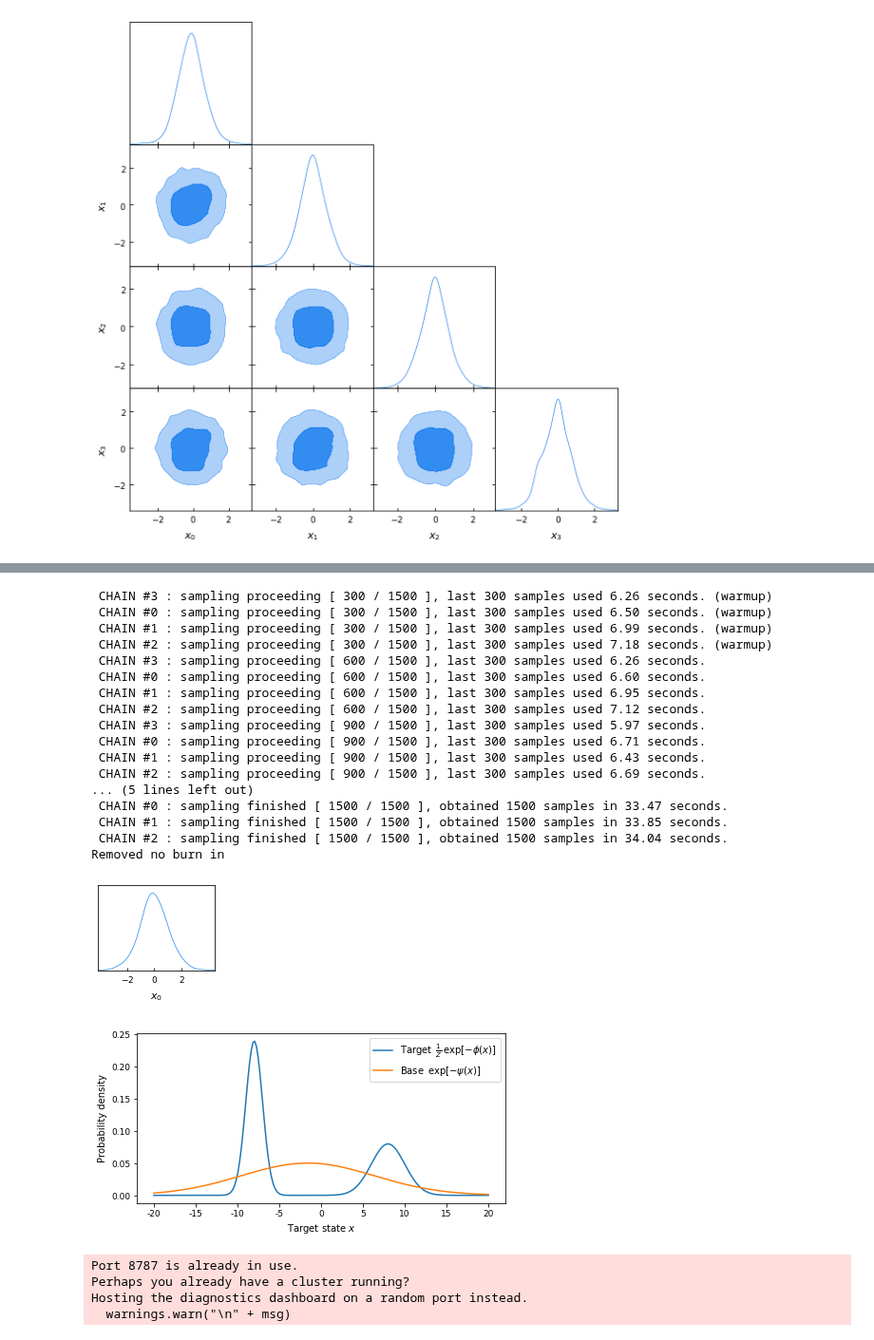
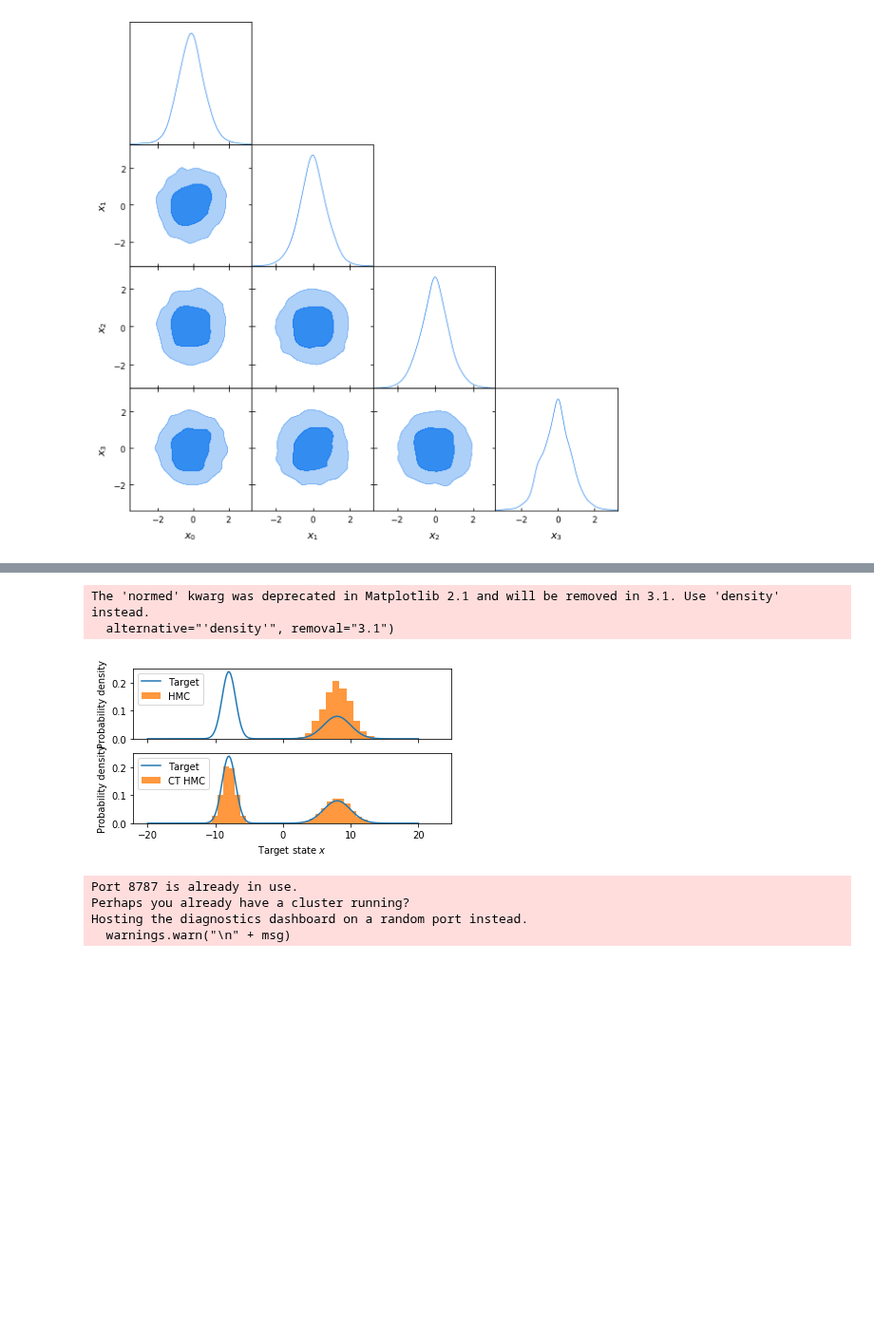
Before and after one commit to h3jia/bayesfast, a Jupyter notebook: examples/sample-2.ipynb, the cells around one changed output, grey strips where cells are left out. Shown at 95% size. Cells and saved outputs as stored; diff of their text form; code cells hidden in the pictures; blank space fills up the shorter version.

Commit message:
Fixed bugs with THMC. Now can reproduce 1-D example from Graham '17.

```diff
--- a/examples/sample-2.ipynb
+++ b/examples/sample-2.ipynb
@@ -208,7 +208,7 @@ Removed no burn in
 # 1-D Graham '17 example
 import bayesfast as bf
 import numpy as np
-from bayesfast.samplers import TTrace
+from bayesfast.samplers import TTrace, HTrace
 
 from distributed import Client, LocalCluster
 cluster = LocalCluster(n_workers=4, threads_per_worker=1)
@@ -258,32 +258,46 @@ def gradmpsi(x):
 
 testden = bf.DensityLite(logp=mphi, grad=gradmphi, input_size=D)
 testprior = bf.DensityLite(logp=mpsi, grad=gradmpsi, input_size=D)
-# trace = TTrace(n_iter=6000, n_warmup=1000)
-testsam = bf.sample(testden, prior=testprior, client=client, sampler='THMC', n_steps=20, dt=1)
-# testsam = bf.sample(testden, client=client, sampler='HMC', dt = 1)
+trace = TTrace(n_chain=4, n_iter=3000, n_warmup=100, adapt_step_size=False, step_size=1, adapt_metric=False, use_nuts=False)
+testsam = bf.sample(testden, prior=testprior, trace=trace, client=client, sampler='THMC', n_steps=20, dt=1)
+hmctrace = HTrace(n_chain=4, n_iter=1000, n_warmup=100, adapt_step_size=False, step_size=1, adapt_metric=False)
+testsam_hmc = bf.sample(testden, trace=hmctrace, client=client, sampler='HMC', n_steps=20, dt = 1)
 
 %matplotlib inline
 from getdist import plots, MCSamples
 import matplotlib.pyplot as plt
 
-names = ["x_%s"%i for i in range(D)]
-labels = ["x_%s"%i for i in range(D)]
-s = MCSamples(samples=testsam().reshape((-1, D)), names=names, labels=labels)
-g = plots.getSubplotPlotter()
-g.settings.axes_fontsize = 12
-g.settings.lab_fontsize = 14
-g.triangle_plot([s], filled=True, contour_args={'alpha':0.8})
+# names = ["x_%s"%i for i in range(D)]
+# labels = ["x_%s"%i for i in range(D)]
+# s = MCSamples(samples=testsam().reshape((-1, D)), names=names, labels=labels)
+# g = plots.getSubplotPlotter()
+# g.settings.axes_fontsize = 12
+# g.settings.lab_fontsize = 14
+# g.triangle_plot([s], filled=True, contour_args={'alpha':0.8})
 
-fig = plt.figure(figsize=(6, 3))
-ax = fig.add_subplot(1, 1, 1)
+# fig = plt.figure(figsize=(6, 3))
+# ax = fig.add_subplot(1, 1, 1)
+# xs = np.linspace(-20, 20, 200)
+# ax.plot(xs, np.exp(-phi(xs)))
+# ax.plot(xs, np.exp(-psi(xs)))
+# ax.legend([r'Target $\,\frac{1}{Z}\,\exp[-\phi(x)]$', r'Base $\,\exp[-\psi(x)]$'])
+# ax.set_xlabel(r'Target state $x$')
+# ax.set_ylabel(r'Probability density')
+# ax.set_xticklabels(['{0:.0f}'.format(tick) for tick in ax.get_xticks()], fontsize=9)
+# ax.set_yticklabels(['{0:.2f}'.format(tick) for tick in ax.get_yticks()], fontsize=9)
+# fig.tight_layout(pad=0)
+# plt.show()
+
+fig, axes = plt.subplots(2, 1, sharex=True, figsize=(6, 3))
 xs = np.linspace(-20, 20, 200)
-ax.plot(xs, np.exp(-phi(xs)))
-ax.plot(xs, np.exp(-psi(xs)))
-ax.legend([r'Target $\,\frac{1}{Z}\,\exp[-\phi(x)]$', r'Base $\,\exp[-\psi(x)]$'])
-ax.set_xlabel(r'Target state $x$')
-ax.set_ylabel(r'Probability density')
-ax.set_xticklabels(['{0:.0f}'.format(tick) for tick in ax.get_xticks()], fontsize=9)
-ax.set_yticklabels(['{0:.2f}'.format(tick) for tick in ax.get_yticks()], fontsize=9)
-fig.tight_layout(pad=0)
-plt.show()
+axes[0].plot(xs, np.exp(-phi(xs)))
+axes[1].plot(xs, np.exp(-phi(xs)))
+axes[0].hist(testsam_hmc.samples.reshape(-1), 15, normed=True, alpha=0.8)
+axes[1].hist(testsam.samples.reshape(-1), 50, weights=testsam.pbeta1.reshape(-1), normed=True, alpha=0.8)
+axes[1].set_xlabel(r'Target state $x$')
+axes[0].set_ylabel(r'Probability density')
+axes[1].set_ylabel(r'Probability density')
+axes[0].legend(['Target', 'HMC'], ncol=1, loc='upper left')
+axes[1].legend(['Target', 'CT HMC'], ncol=1, loc='upper left')
+fig.show()
 # %% [output]
@@ -294,22 +321,6 @@ Hosting the diagnostics dashboard on a random port instead.
- CHAIN #3 : sampling proceeding [ 300 / 1500 ], last 300 samples used 6.26 seconds. (warmup)
- CHAIN #0 : sampling proceeding [ 300 / 1500 ], last 300 samples used 6.50 seconds. (warmup)
- CHAIN #1 : sampling proceeding [ 300 / 1500 ], last 300 samples used 6.99 seconds. (warmup)
- CHAIN #2 : sampling proceeding [ 300 / 1500 ], last 300 samples used 7.18 seconds. (warmup)
- CHAIN #3 : sampling proceeding [ 600 / 1500 ], last 300 samples used 6.26 seconds.
- CHAIN #0 : sampling proceeding [ 600 / 1500 ], last 300 samples used 6.60 seconds.
- CHAIN #1 : sampling proceeding [ 600 / 1500 ], last 300 samples used 6.95 seconds.
- CHAIN #2 : sampling proceeding [ 600 / 1500 ], last 300 samples used 7.12 seconds.
- CHAIN #3 : sampling proceeding [ 900 / 1500 ], last 300 samples used 5.97 seconds.
- CHAIN #0 : sampling proceeding [ 900 / 1500 ], last 300 samples used 6.71 seconds.
- CHAIN #1 : sampling proceeding [ 900 / 1500 ], last 300 samples used 6.43 seconds.
- CHAIN #2 : sampling proceeding [ 900 / 1500 ], last 300 samples used 6.69 seconds.
-... (5 lines left out)
- CHAIN #0 : sampling finished [ 1500 / 1500 ], obtained 1500 samples in 33.47 seconds.
- CHAIN #1 : sampling finished [ 1500 / 1500 ], obtained 1500 samples in 33.85 seconds.
- CHAIN #2 : sampling finished [ 1500 / 1500 ], obtained 1500 samples in 34.04 seconds.
-Removed no burn in
+The 'normed' kwarg was deprecated in Matplotlib 2.1 and will be removed in 3.1. Use 'density' instead.
+  alternative="'density'", removal="3.1")
-[figure, old version]
+[figure, new version]
-[figure, removed]
 # %%
 import bayesfast as bf
 import numpy as np
```
Also changed, not shown: parts of 1 cell of this notebook, 4 other files.
